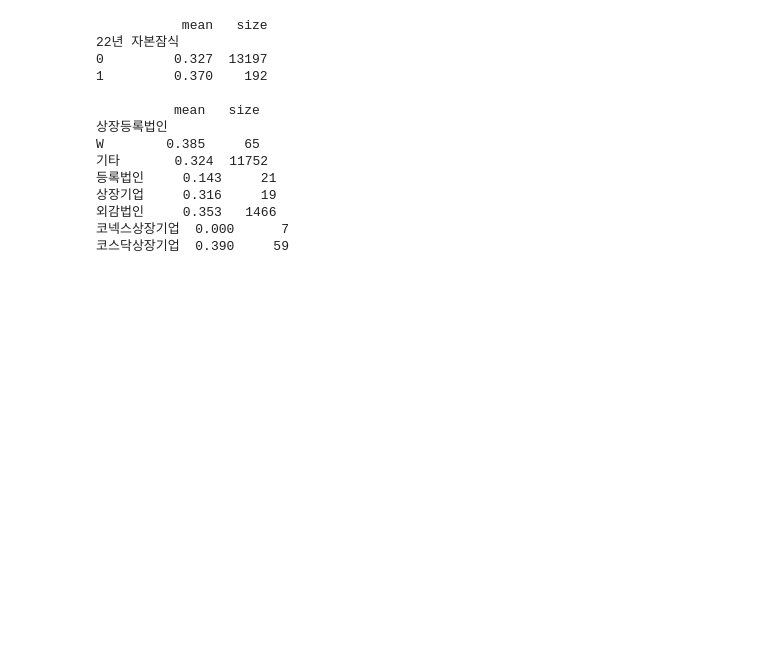
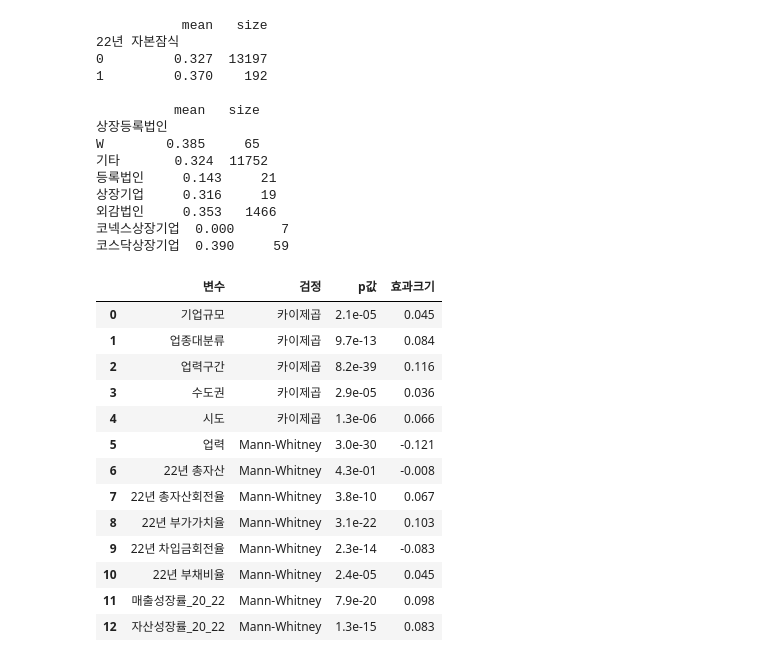
Before and after one commit to JeongHyck06/2026-2_DS_Hackathon, a Jupyter notebook: notebooks/eda.ipynb, the cells around one changed output. Saved outputs shown, nothing was run; the diff lists cells and outputs as text; code cells hidden in the pictures; blank space fills up the shorter version.

```diff
--- a/notebooks/eda.ipynb
+++ b/notebooks/eda.ipynb
@@ -190,3 +191,40 @@ W        0.385     65
 외감법인     0.353   1466
 코넥스상장기업  0.000      7
 코스닥상장기업  0.390     59
+# %%
+# 여, 부 그룹 차이 검정. 범주형은 카이제곱, 연속형은 Mann-Whitney
+# 기업 수가 많아 p값은 거의 다 유의하므로 효과크기(Cramer V, 순위 상관)로 크기를 본다
+rows = []
+for g in ["기업규모", "업종대분류", "업력구간", "수도권", "시도"]:
+    table = pd.crosstab(df[g], df["성장여부"])
+    chi2, p, dof, _ = stats.chi2_contingency(table)
+    v = np.sqrt(chi2 / (table.values.sum() * (min(table.shape) - 1)))
+    rows.append({"변수": g, "검정": "카이제곱", "p값": p, "효과크기": v})
+
+num_test = ["업력", "22년 총자산", "22년 총자산회전율", "22년 부가가치율", "22년 차입금회전율", "22년 부채비율",
+            "매출성장률_20_22", "자산성장률_20_22"]
+for c in num_test:
+    a = df.loc[df["성장여부"] == 1, c].dropna()
+    b = df.loc[df["성장여부"] == 0, c].dropna()
+    u, p = stats.mannwhitneyu(a, b)
+    r = 2 * u / (len(a) * len(b)) - 1   # 순위 상관. 양수면 여 그룹이 큼
+    rows.append({"변수": c, "검정": "Mann-Whitney", "p값": p, "효과크기": r})
+
+tests = pd.DataFrame(rows)
+tests["p값"] = tests["p값"].map(lambda x: "{:.1e}".format(x))
+tests.round(3)
+# %% [output]
+|  | 변수 | 검정 | p값 | 효과크기 |
+| 0 | 기업규모 | 카이제곱 | 2.1e-05 | 0.045 |
+| 1 | 업종대분류 | 카이제곱 | 9.7e-13 | 0.084 |
+| 2 | 업력구간 | 카이제곱 | 8.2e-39 | 0.116 |
+| 3 | 수도권 | 카이제곱 | 2.9e-05 | 0.036 |
+| 4 | 시도 | 카이제곱 | 1.3e-06 | 0.066 |
+| 5 | 업력 | Mann-Whitney | 3.0e-30 | -0.121 |
+| 6 | 22년 총자산 | Mann-Whitney | 4.3e-01 | -0.008 |
+| 7 | 22년 총자산회전율 | Mann-Whitney | 3.8e-10 | 0.067 |
+| 8 | 22년 부가가치율 | Mann-Whitney | 3.1e-22 | 0.103 |
+| 9 | 22년 차입금회전율 | Mann-Whitney | 2.3e-14 | -0.083 |
+| 10 | 22년 부채비율 | Mann-Whitney | 2.4e-05 | 0.045 |
+| 11 | 매출성장률_20_22 | Mann-Whitney | 7.9e-20 | 0.098 |
+| 12 | 자산성장률_20_22 | Mann-Whitney | 1.3e-15 | 0.083 |
```
Also changed, not shown: parts of 4 cells of this notebook, 2 other files.
